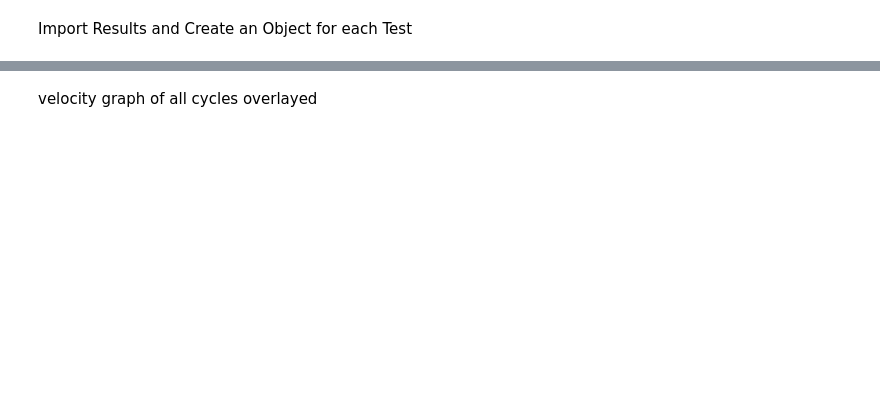
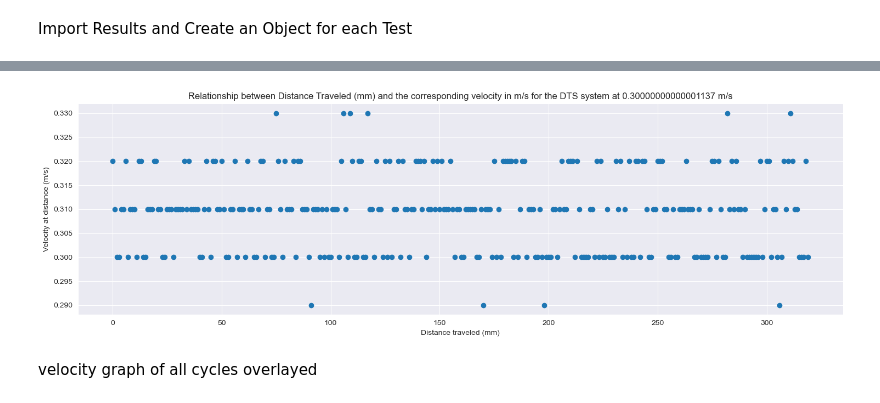
Before and after one commit to jamiemilsom/DTS_velocity_testing, a Jupyter notebook: frame_rate_xml_analyser.ipynb, the cells around one changed output, grey strips where cells are left out. Saved outputs shown, nothing was run; the diff lists cells and outputs as text; code cells hidden in the pictures; blank space fills up the shorter version.

```diff
--- a/frame_rate_xml_analyser.ipynb
+++ b/frame_rate_xml_analyser.ipynb
@@ -100,3 +73,7 @@ def zero_cycle(cycle):
+# %%
+C0494.rolling_average_velocity_distance_plot(5)
+# %% [output]
+[figure, added]
 # %% [markdown]
 velocity graph of all cycles overlayed
 # %%
```
Also changed, not shown: parts of 14 cells of this notebook.
